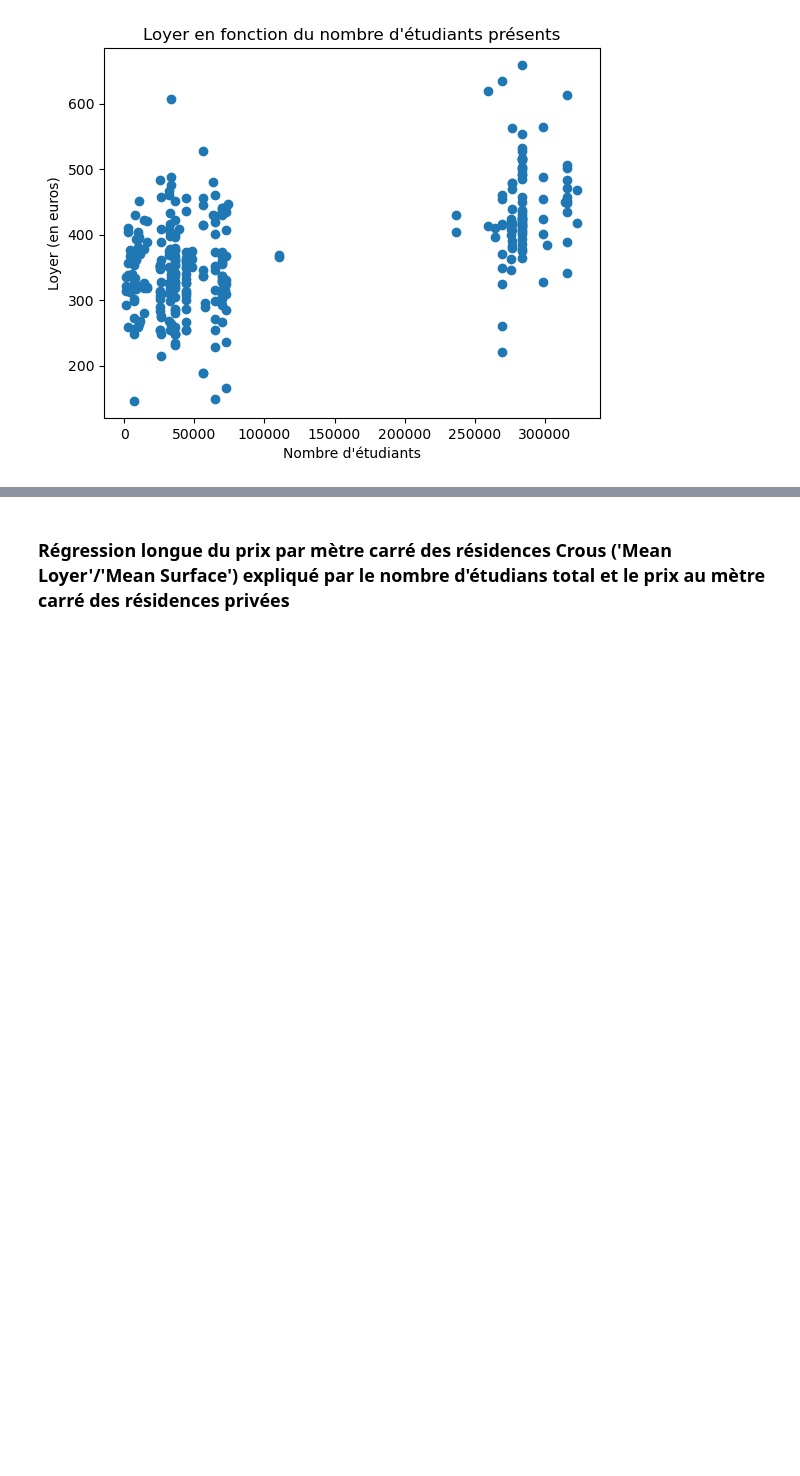
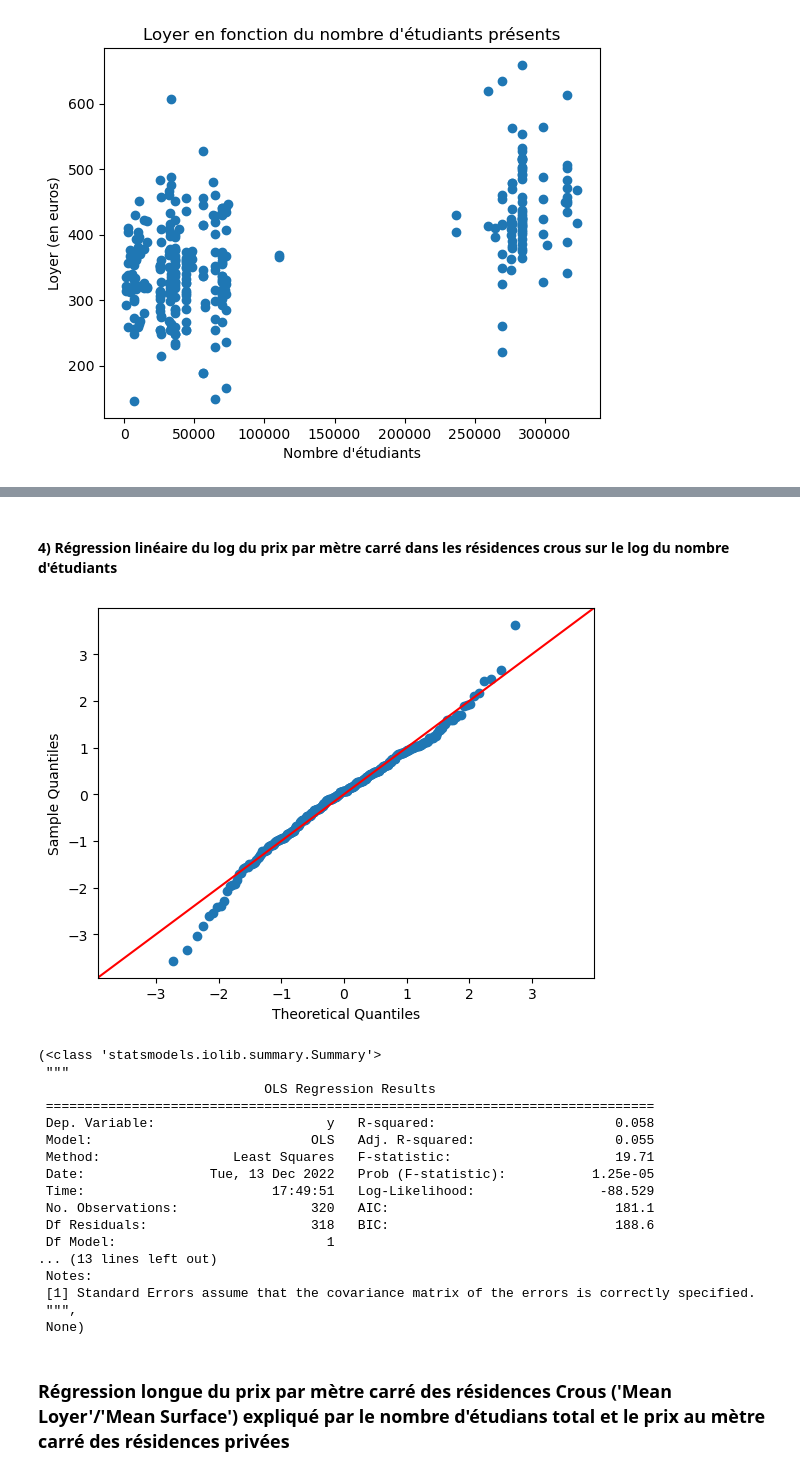
Before and after one commit to Simgnt/La-loi-du-Crous, a Jupyter notebook: Regressions.ipynb, the cells around one changed output, grey strips where cells are left out. Drawn from its saved outputs; the diff is of its cells as text; code cells hidden in the pictures; blank space fills up the shorter version.

```diff
--- a/Regressions.ipynb
+++ b/Regressions.ipynb
@@ -671,6 +637,29 @@ get_OLS_reg(df_students['Nbstudents_total'],df_students['Mean Loyer'])
  strong multicollinearity or other numerical problems.
  """,
  None)
+# %% [markdown]
+#### 4) Régression linéaire du log du prix par mètre carré dans les résidences crous sur le log du nombre d'étudiants
+# %%
+get_OLS_reg(np.log(df_students['Nbstudents_total']),np.log(df_students['Mean Loyer']/df_students['Mean Surface']))
+# %% [output]
+[figure, added]
+(<class 'statsmodels.iolib.summary.Summary'>
+ """
+                             OLS Regression Results
+ ==============================================================================
+ Dep. Variable:                      y   R-squared:                       0.058
+ Model:                            OLS   Adj. R-squared:                  0.055
+ Method:                 Least Squares   F-statistic:                     19.71
+ Date:                Tue, 13 Dec 2022   Prob (F-statistic):           1.25e-05
+ Time:                        17:49:51   Log-Likelihood:                -88.529
+ No. Observations:                 320   AIC:                             181.1
+ Df Residuals:                     318   BIC:                             188.6
+ Df Model:                           1
+... (13 lines left out)
+ Notes:
+ [1] Standard Errors assume that the covariance matrix of the errors is correctly specified.
+ """,
+ None)
 # %% [markdown]
 ### Régression longue du prix par mètre carré des résidences Crous ('Mean Loyer'/'Mean Surface') expliqué par le nombre d'étudians total et le prix au mètre carré des résidences privées
 # %%
```
Also changed, not shown: parts of 32 cells of this notebook, 1 other file.
